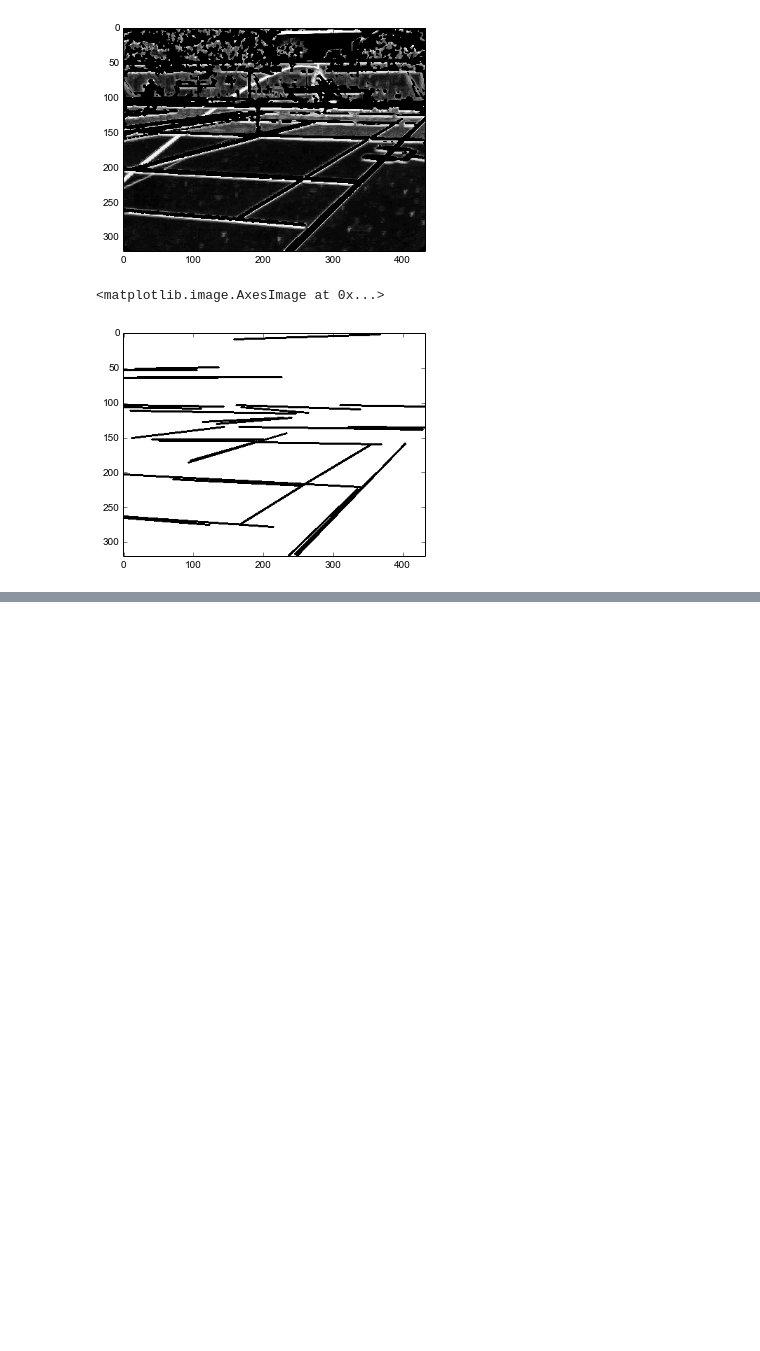
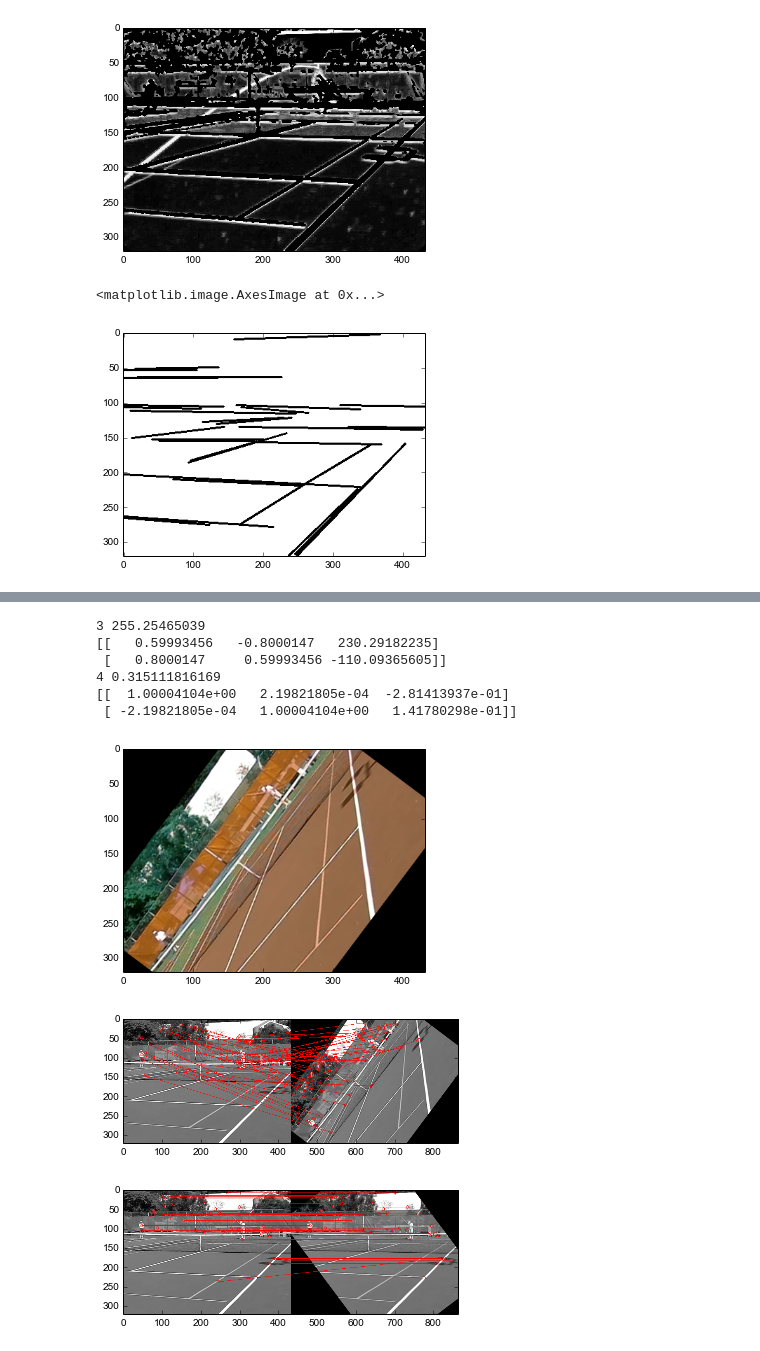
Before and after one commit to wcyuan/opencv_ipynotebook, a Jupyter notebook: Joshua_tennis.ipynb, the cells around one changed output, grey strips where cells are left out. Saved outputs shown, nothing was run; the diff lists cells and outputs as text; code cells hidden in the pictures; blank space fills up the shorter version.

```diff
--- a/Joshua_tennis.ipynb
+++ b/Joshua_tennis.ipynb
@@ -592,0 +682,18 @@ NameError: name 'frames' is not defined
+# %%
+im1 = frames[0]
+transform = array([[0.6,0.8,-50.0],[-0.8,0.6,250.0]])
+dd = cv2.warpAffine(im1, transform, (im1.shape[1], im1.shape[0]))
+imshow(dd)
+
+nn , dst = surf_align(im1, dd, 50, True)
+nn1,dst1 = surf_align(im1,dst,50, True)
+# %% [output]
+3 255.25465039
+[[   0.59993456   -0.8000147   230.29182235]
+ [   0.8000147     0.59993456 -110.09365605]]
+4 0.315111816169
+[[  1.00004104e+00   2.19821805e-04  -2.81413937e-01]
+ [ -2.19821805e-04   1.00004104e+00   1.41780298e-01]]
+[figure, added]
+[figure, added]
+[figure, added]
```
Also changed, not shown: parts of 7 cells of this notebook, 6 other files.
